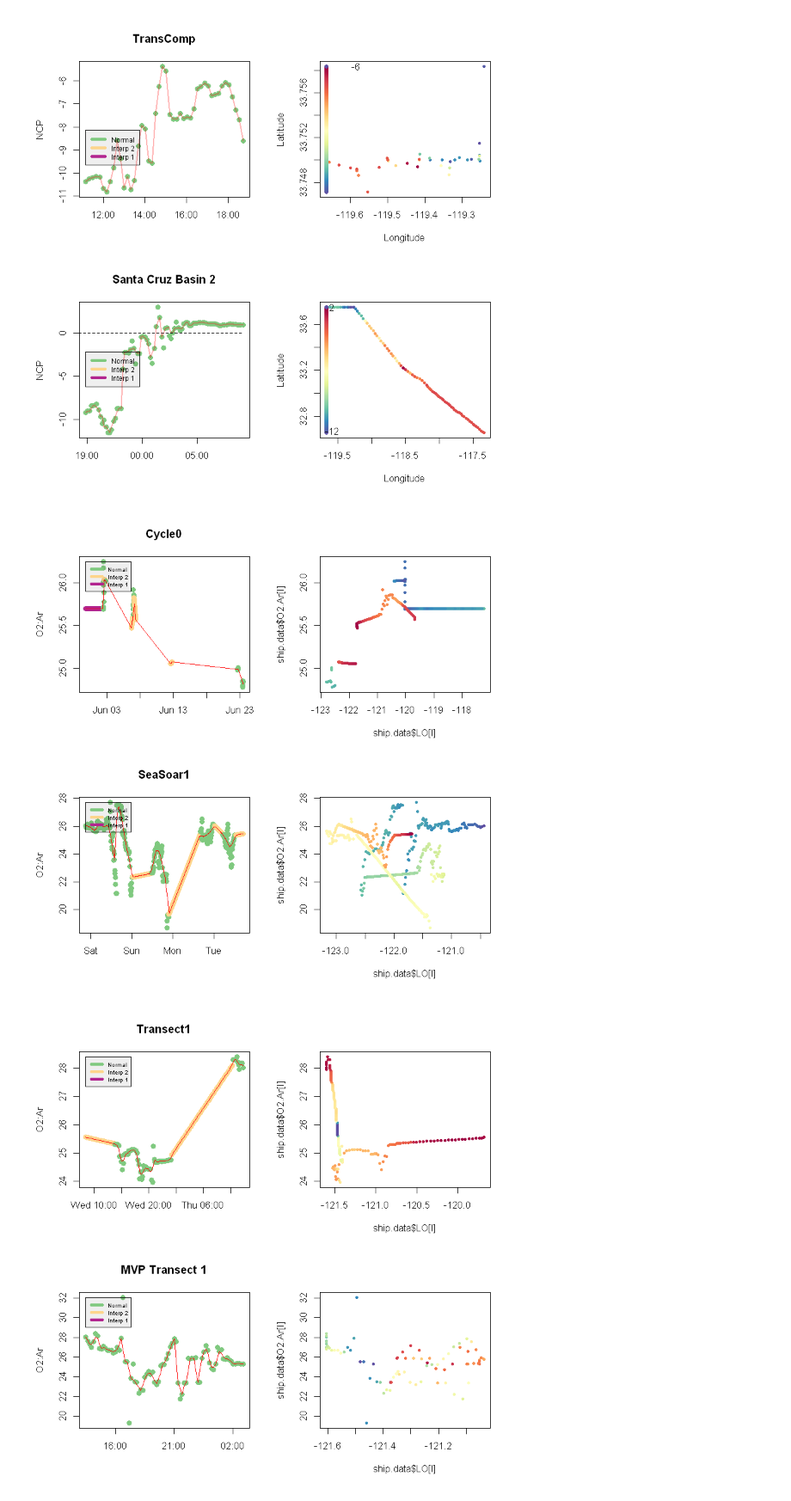
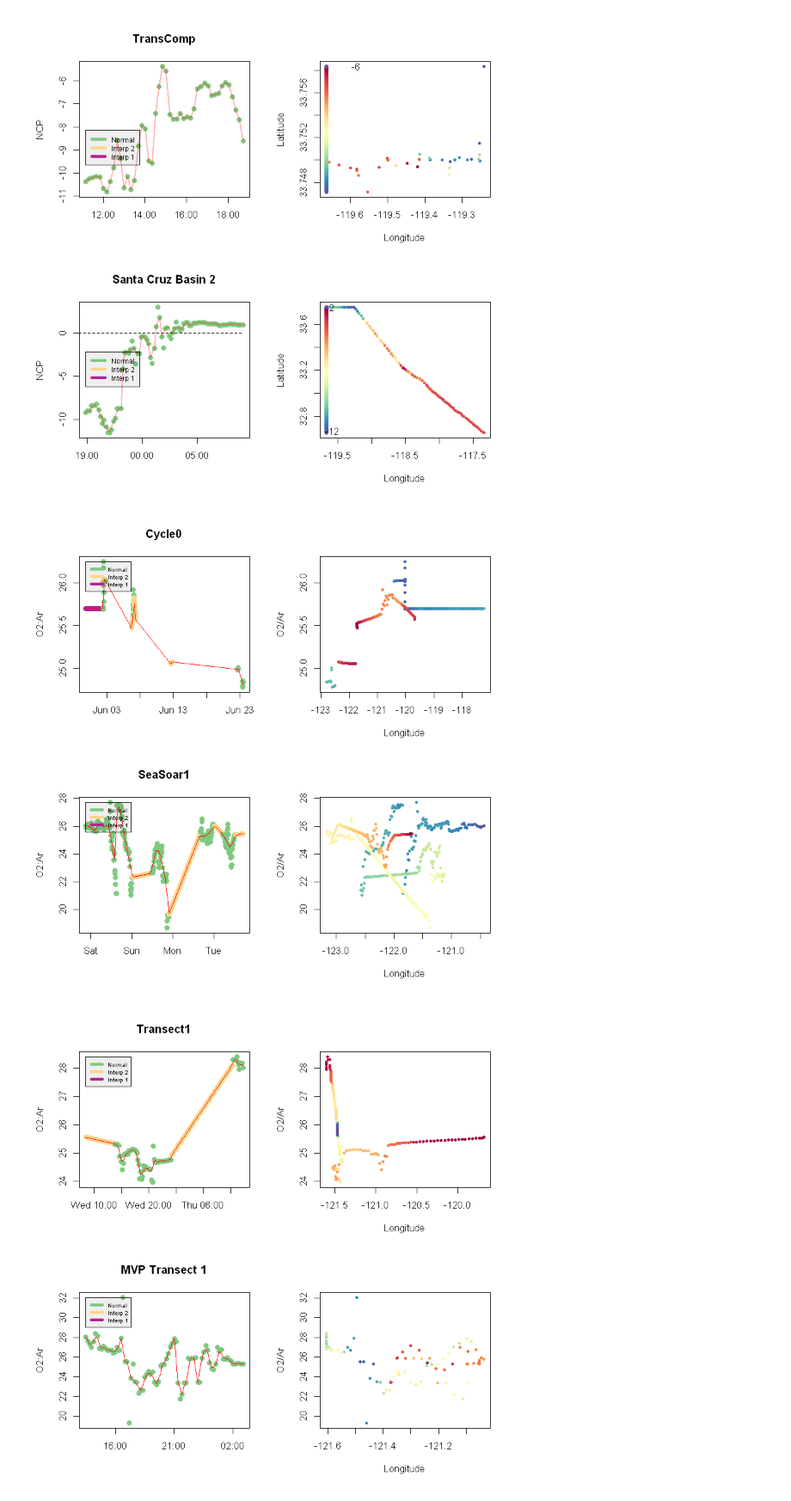
Before and after one commit to tbrycekelly/MIMS-TBK, a Jupyter notebook: NCP Model.ipynb, the cells around one changed output. Shown at 86% size. Saved outputs shown, nothing was run; the diff lists cells and outputs as text; code cells hidden in the pictures.

Commit message:
Axis Labels O2 vs Longi

```diff
--- a/NCP Model.ipynb
+++ b/NCP Model.ipynb
@@ -249,33 +249,33 @@ for (i in unique(ship.data$Cycle)) {
 # %%
 #pdf('Output/NCP Cycles Preliminary pt2.pdf')
 par(mfrow=c(2,2))
 
 for (i in unique(ship.data$Cycle)) {
     l = which(ship.data$Cycle == i)
     #l = l[ship.data$NCP[l] > -10000 & ship.data$NCP[l] < 10000]
 
     ## Set colors
     col = make.div.pal(ship.data$k[l], 100)
     flag.col = get.qual.pal(4)
 
     ######################
     ## Plot Time series ##
     ######################
     plot(ship.data$DT[l], ship.data$O2.Ar[l], main=i, pch=16, cex=1.2, lwd=2, ylab='O2:Ar', xlab='',
         col=flag.col[ship.data$FLAG.O2.Ar[l]])
 
     ## Add trendline and legend
     mod = lowess(x = ship.data$DT[l], ship.data$O2.Ar[l], f = 0.05)
     lines(mod, col='#ff0000', lwd=1)
     legend(ship.data$DT[l[1]], max(ship.data$O2.Ar[l]), c('Normal', 'Interp 2', 'Interp 1'),
            col=flag.col[1:3], cex=0.6, lwd=4, bg='#00000010')
 
     ##################
     ## Spatial Plot ##
     ##################
-    plot(ship.data$LO[l], ship.data$O2.Ar[l], pch=20, col=col)
+    plot(ship.data$LO[l], ship.data$O2.Ar[l], pch=20, col=col, ylab='O2/Ar', xlab='Longitude')
 }
 #dev.off()
 # %% [output]
-[figure, old version]
+[figure, new version]
-[figure, old version]
+[figure, new version]
```
Also changed, not shown: parts of 1 cell of this notebook.
